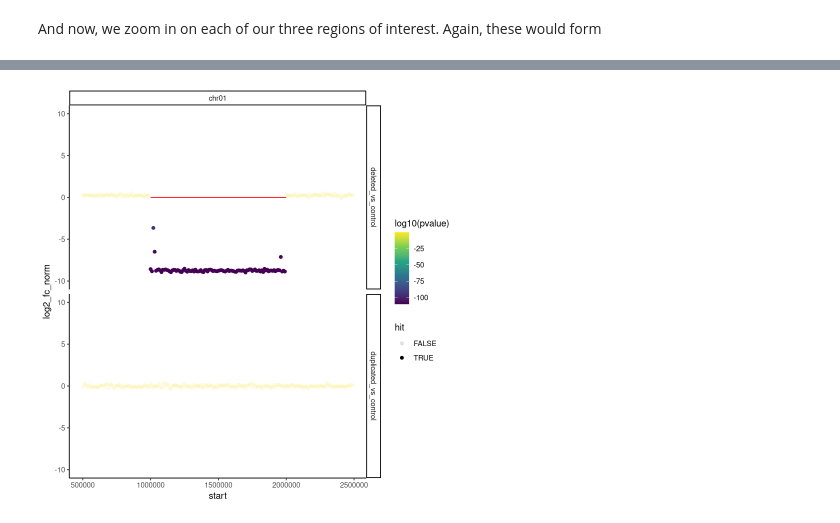
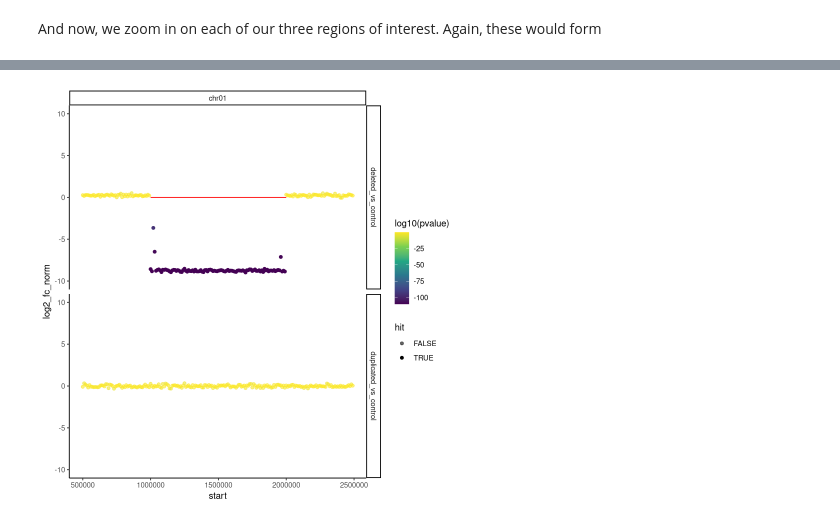
Before and after one commit to gekkonid/cnvseqTV, a Jupyter notebook: simulation/demo.ipynb, the cells around one changed output, grey strips where cells are left out. Saved outputs shown, nothing was run; the diff lists cells and outputs as text; code cells hidden in the pictures.

```diff
--- a/simulation/demo.ipynb
+++ b/simulation/demo.ipynb
@@ -115,5 +113,5 @@ Warning message:
 # %% [markdown]
 And now, we zoom in on each of our three regions of interest. Again, these would form
 # %%
-cnv_plot(wg, hit, zoom_chrom="chr01", zoom_start=0.5e6, zoom_end=2.5e6, log2fc_thresh = 0.6) + ggplot2::ylim(-10, 10)
+cnv_plot(wg, hit, zoom_chrom="chr01", zoom_start=0.5e6, zoom_end=2.5e6, log2fc_thresh = 0.6) + ggplot2::ylim(-10, 10) + ggplot2::scale_alpha_manual(values=c(0.6, 1))
 # %% [output]
@@ -122,2 +118,2 @@ Warning message:
-[figure, old version]
+[figure, new version]
 # %%
```
Also changed, not shown: parts of 6 cells of this notebook, 1 other file.
